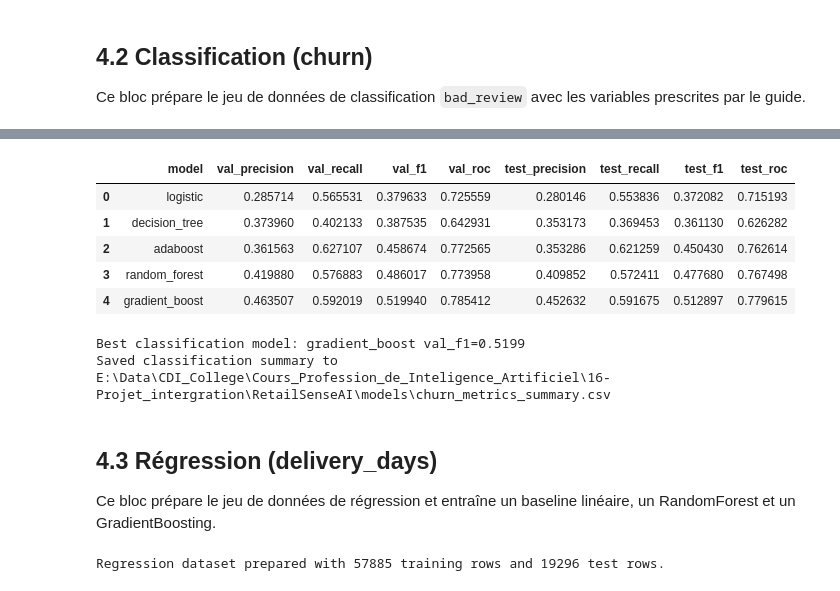
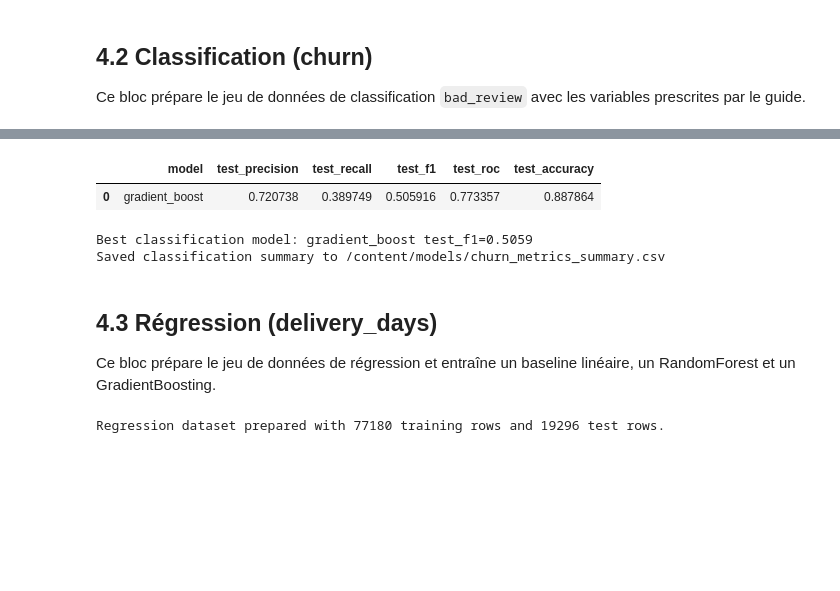
Before and after one commit to AlucardBL00D/PROJET-INTEGRATION-RetailSense_AI, a Jupyter notebook: notebooks/Phase_4_Machine_learning.ipynb, the cells around one changed output, grey strips where cells are left out. Drawn from its saved outputs; the diff is of its cells as text; code cells hidden in the pictures; blank space fills up the shorter version.

```diff
--- a/notebooks/Phase_4_Machine_learning.ipynb
+++ b/notebooks/Phase_4_Machine_learning.ipynb
@@ -478,0 +456,19 @@ print("# Oversample training set READY!")
+# %%
+# Création d'un pipeline pour l'application de SMOTE après le pré-traitement
+# Cela garantit que SMOTE est appliqué sur les données numériques après l'encodage One-Hot
+smote_pipeline = ImbPipeline([
+    ('preprocessor', preprocessor_cls), # Applique le pré-traitement (imputation, scaling, OHE)
+    ('smote', SMOTE(random_state=RANDOM_STATE)) # Applique SMOTE sur les données transformées
+])
+
+# Application du pipeline SMOTE sur les données d'entraînement
+X_train_smote, y_train_smote = smote_pipeline.fit_resample(X_train, y_train)
+
+# Transformer l'ensemble de test avec le préprocesseur déjà ajusté
+# Il est important d'utiliser le même préprocesseur 'fit' sur les données d'entraînement.
+X_test_processed = smote_pipeline.named_steps['preprocessor'].transform(X_test)
+
+print(f"Original training data shape: {X_train.shape}")
+print(f"SMOTE-resampled training data shape: {X_train_smote.shape}")
+print(f"Test data shape after preprocessing: {X_test_processed.shape}")
+print("# SMOTE application READY!")
@@ -769,65 +790,50 @@ for name, res in classification_results.items():
     if model is None:
         continue
 
-    # Réalise des prédictions et obtient les probabilités pour les ensembles de validation et de test
-    y_val_pred = model.predict(X_val)
-    y_test_pred = model.predict(X_test)
-    y_val_proba = _get_proba(model, X_val)
-    y_test_proba = _get_proba(model, X_test)
-
-    # Calcul des métriques de classification pour l'ensemble de validation
-    val_precision = precision_score(y_val, y_val_pred, zero_division=0) # zero_division=0 gère les cas où il n'y a pas de vrais positifs
-    val_recall = recall_score(y_val, y_val_pred, zero_division=0)
-    val_f1 = f1_score(y_val, y_val_pred, zero_division=0)
-    try:
-        val_roc = roc_auc_score(y_val, y_val_proba) if (y_val_proba is not None and len(set(y_val)) == 2) else None
-    except Exception:
-        val_roc = None # Gère les erreurs si le calcul de l'AUC-ROC échoue (ex: une seule classe dans y_val)
+    # Réalise des prédictions et obtient les probabilités pour les ensembles de test
+    y_test_pred = model.predict(X_test_processed)
+    y_test_proba = _get_proba(model, X_test_processed)
 
     # Calcul des métriques de classification pour l'ensemble de test
     test_precision = precision_score(y_test, y_test_pred, zero_division=0)
     test_recall = recall_score(y_test, y_test_pred, zero_division=0)
     test_f1 = f1_score(y_test, y_test_pred, zero_division=0)
+    test_accuracy = accuracy_score(y_test, y_test_pred)
     try:
         test_roc = roc_auc_score(y_test, y_test_proba) if (y_test_proba is not None and len(set(y_test)) == 2) else None
     except Exception:
         test_roc = None # Gère les erreurs si le calcul de l'AUC-ROC échoue
 
     # Ajoute les métriques au tableau des résultats
     cls_rows.append({
         "model": name,
-        "val_precision": val_precision, "val_recall": val_recall, "val_f1": val_f1, "val_roc": val_roc,
-        "test_precision": test_precision, "test_recall": test_recall, "test_f1": test_f1, "test_roc": test_roc
+        "test_precision": test_precision, "test_recall": test_recall, "test_f1": test_f1, "test_roc": test_roc, "test_accuracy": test_accuracy
     })
 
 # Crée un DataFrame Pandas à partir des résultats des métriques
 cls_df = pd.DataFrame(cls_rows)
 # Sauvegarde le DataFrame des métriques au format CSV
 cls_df.to_csv(MODELS / "churn_metrics_summary.csv", index=False)
 
 # Affiche le résumé des métriques de classification
 display(cls_df)
 
-# Identifie et sauvegarde le meilleur modèle basé sur le F1-score de validation
+# Identifie et sauvegarde le meilleur modèle basé sur le F1-score de test (le plus haut est le meilleur)
 if not cls_df.empty:
-    best_idx = cls_df["val_f1"].idxmax() # Trouve l'index du meilleur F1-score de validation
+    best_idx = cls_df["test_f1"].idxmax() # Trouve l'index du F1-score de test le plus haut
     best_cls_name = cls_df.loc[best_idx, "model"] # Nom du meilleur modèle
     best_cls_model = classification_results[best_cls_name]["model"] # Objet modèle du meilleur modèle
     joblib.dump(best_cls_model, MODELS / "churn_best.joblib") # Sauvegarde le meilleur modèle
-    print(f"Best classification model: {best_cls_name} val_f1={cls_df.loc[best_idx,'val_f1']:.4f}")
+    print(f"Best classification model: {best_cls_name} test_f1={cls_df.loc[best_idx,'test_f1']:.4f}")
 else: # Aucun résultat de classification à résumer
     print("Aucun résultat classification à résumer.")
 # Affiche le chemin où le résumé a été sauvegardé
 print("Saved classification summary to", MODELS / "churn_metrics_summary.csv")
 # %% [output]
-|  | model | val_precision | val_recall | val_f1 | val_roc | test_precision | test_recall | test_f1 | test_roc |
-| 0 | logistic | 0.285714 | 0.565531 | 0.379633 | 0.725559 | 0.280146 | 0.553836 | 0.372082 | 0.715193 |
-| 1 | decision_tree | 0.373960 | 0.402133 | 0.387535 | 0.642931 | 0.353173 | 0.369453 | 0.361130 | 0.626282 |
-| 2 | adaboost | 0.361563 | 0.627107 | 0.458674 | 0.772565 | 0.353286 | 0.621259 | 0.450430 | 0.762614 |
-| 3 | random_forest | 0.419880 | 0.576883 | 0.486017 | 0.773958 | 0.409852 | 0.572411 | 0.477680 | 0.767498 |
-| 4 | gradient_boost | 0.463507 | 0.592019 | 0.519940 | 0.785412 | 0.452632 | 0.591675 | 0.512897 | 0.779615 |
+|  | model | test_precision | test_recall | test_f1 | test_roc | test_accuracy |
+| 0 | gradient_boost | 0.720738 | 0.389749 | 0.505916 | 0.773357 | 0.887864 |
-Best classification model: gradient_boost val_f1=0.5199
-Saved classification summary to E:\Data\CDI_College\Cours_Profession_de_Inteligence_Artificiel\16-Projet_intergration\RetailSenseAI\models\churn_metrics_summary.csv
+Best classification model: gradient_boost test_f1=0.5059
+Saved classification summary to /content/models/churn_metrics_summary.csv
 # %% [markdown]
 ## 4.3 Régression (delivery_days)
 
@@ -853,11 +859,8 @@ assert not missing_reg, f"Missing expected regression feature columns: {missing_
 X_reg = df_reg[feature_cols_reg].copy()
 y_reg = df_reg[target_reg]
 
-# Division des données en ensembles d'entraînement, de validation et de test pour la régression
-# X_trainval_reg contient les données d'entraînement et de validation, X_test_reg pour le test final
-X_trainval_reg, X_test_reg, y_trainval_reg, y_test_reg = train_test_split(X_reg, y_reg, test_size=0.2, random_state=RANDOM_STATE)
-# Division de X_trainval_reg en ensembles d'entraînement (X_train_reg) et de validation (X_val_reg)
-X_train_reg, X_val_reg, y_train_reg, y_val_reg = train_test_split(X_trainval_reg, y_trainval_reg, test_size=0.25, random_state=RANDOM_STATE)
+# Division des données en ensembles d'entraînement et de test pour la régression (sans ensemble de validation)
+X_train_reg, X_test_reg, y_train_reg, y_test_reg = train_test_split(X_reg, y_reg, test_size=0.2, random_state=RANDOM_STATE)
 
 # Identification des colonnes numériques et catégorielles pour la régression
 numeric_cols_reg = X_train_reg.select_dtypes(include=['int64','float64']).columns.tolist()
@@ -877,6 +880,6 @@ regression_results = {}
 # Affichage des tailles des jeux de données préparés pour la régression
 print('Regression dataset prepared with', len(X_train_reg), 'training rows and', len(X_test_reg), 'test rows.')
 # %% [output]
-Regression dataset prepared with 57885 training rows and 19296 test rows.
+Regression dataset prepared with 77180 training rows and 19296 test rows.
 # %%
 # Pipeline pour la régression linéaire : préprocesseur + régresseur LinearRegression
```
Also changed, not shown: parts of 16 cells of this notebook, 15 other files.
